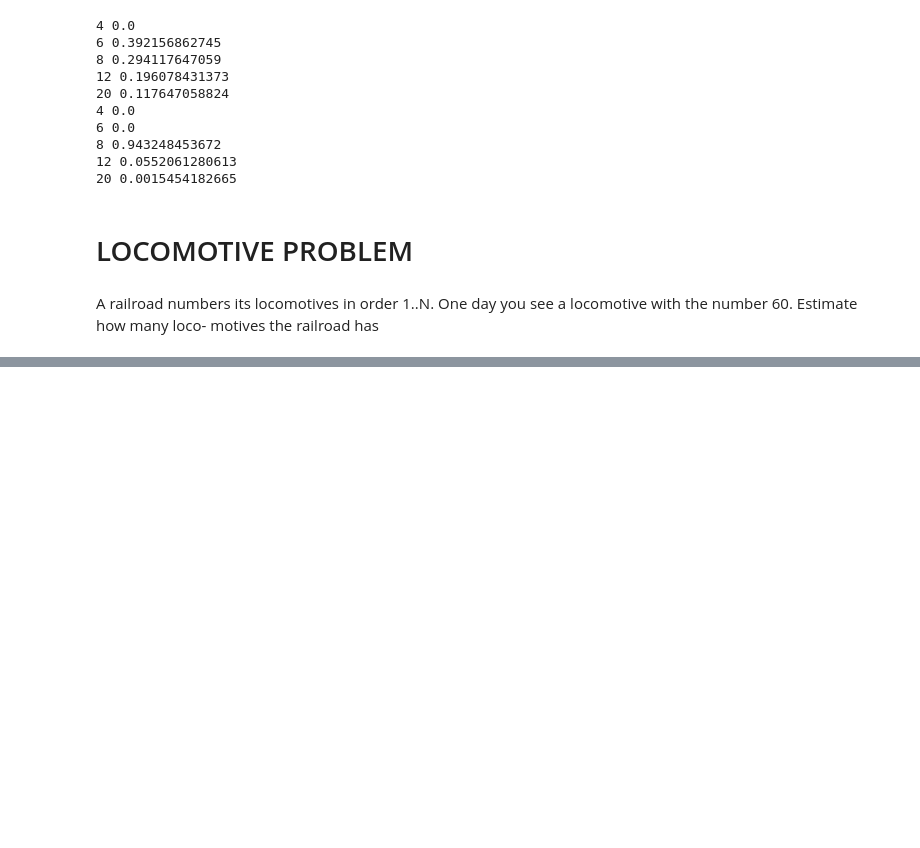
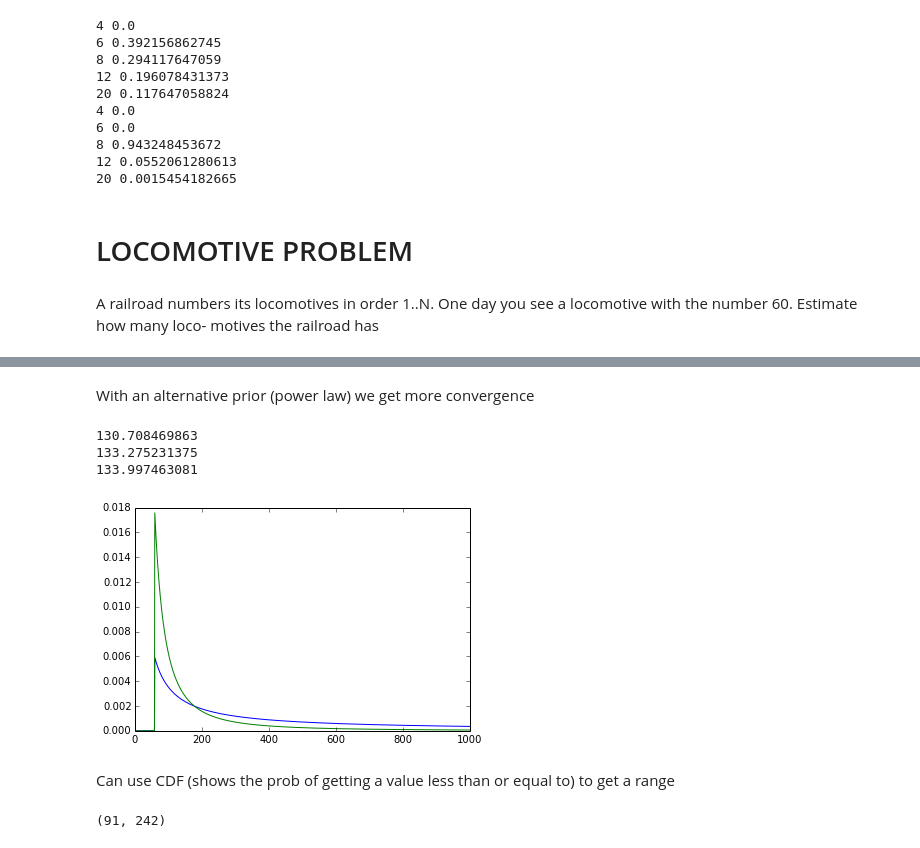
Before and after one commit to tfolkman/BayesForHackers, a Jupyter notebook: ThinkBayes.ipynb, the cells around one changed output, grey strips where cells are left out. Saved outputs shown, nothing was run; the diff lists cells and outputs as text; code cells hidden in the pictures; blank space fills up the shorter version.

```diff
--- a/ThinkBayes.ipynb
+++ b/ThinkBayes.ipynb
@@ -106,0 +166,37 @@ motives the railroad has
+# %% [markdown]
+With an alternative prior (power law) we get more convergence
+# %%
+class Train(Dice):
+    def __init__(self,hypos,alpha=1.0):
+        Pmf.__init__(self)
+        for hypo in hypos:
+            self.Set(hypo,hypo**(-alpha))
+        self.Normalize()
+
+hypos2 = range(1,1001)
+suite = Train(hypos2)
+suite.Update(60)
+probs2 = [y for x,y in suite.Items()]
+plt.plot(hypos,probs)
+plt.plot(hypos2,probs2)
+trainMax(xrange(1,501))
+trainMax(xrange(1,1001))
+trainMax(xrange(1,2001))
+# %% [output]
+130.708469863
+133.275231375
+133.997463081
+[figure, added]
+# %% [markdown]
+Can use CDF (shows the prob of getting a value less than or equal to) to get a range
+# %%
+hypos = range(1,1001)
+suite = Train(hypos)
+for data in [60,30,90]:
+    suite.Update(data)
+cdf = suite.MakeCdf()
+interval = cdf.Percentile(5), cdf.Percentile(95)
+#We have a fairly large CI
+print interval
+# %% [output]
+(91, 242)
```
Also changed, not shown: parts of 24 cells of this notebook.
